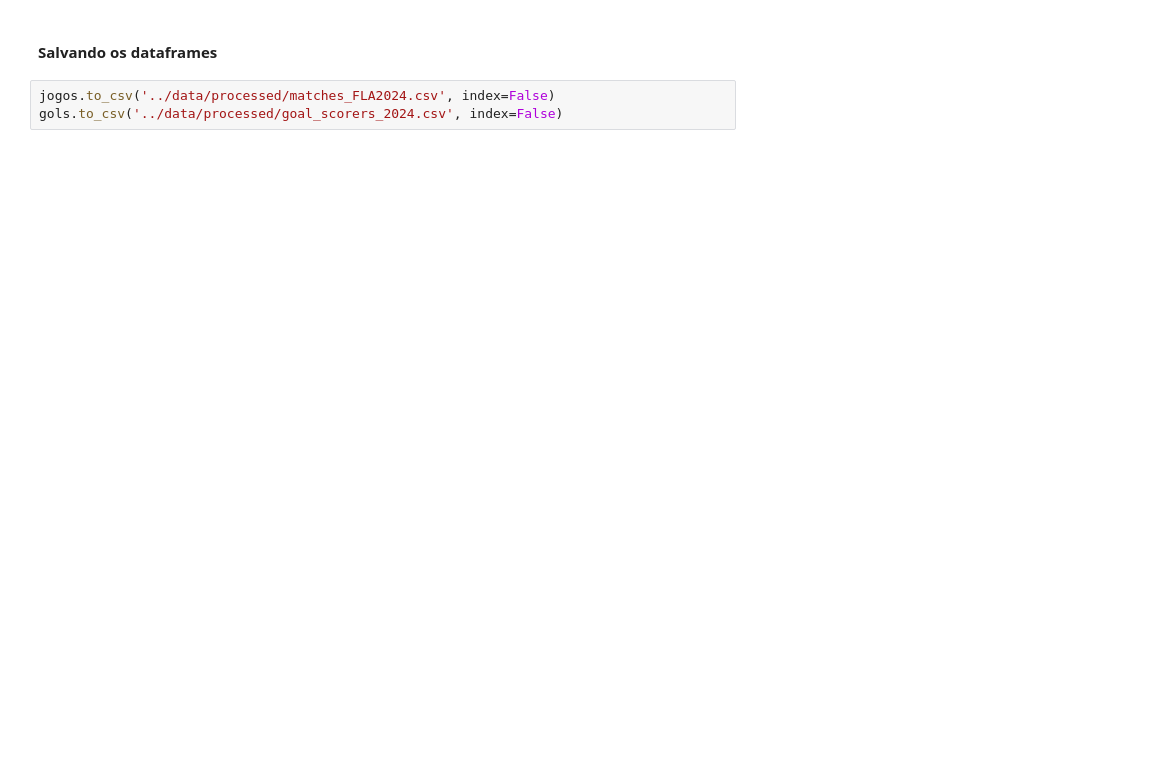
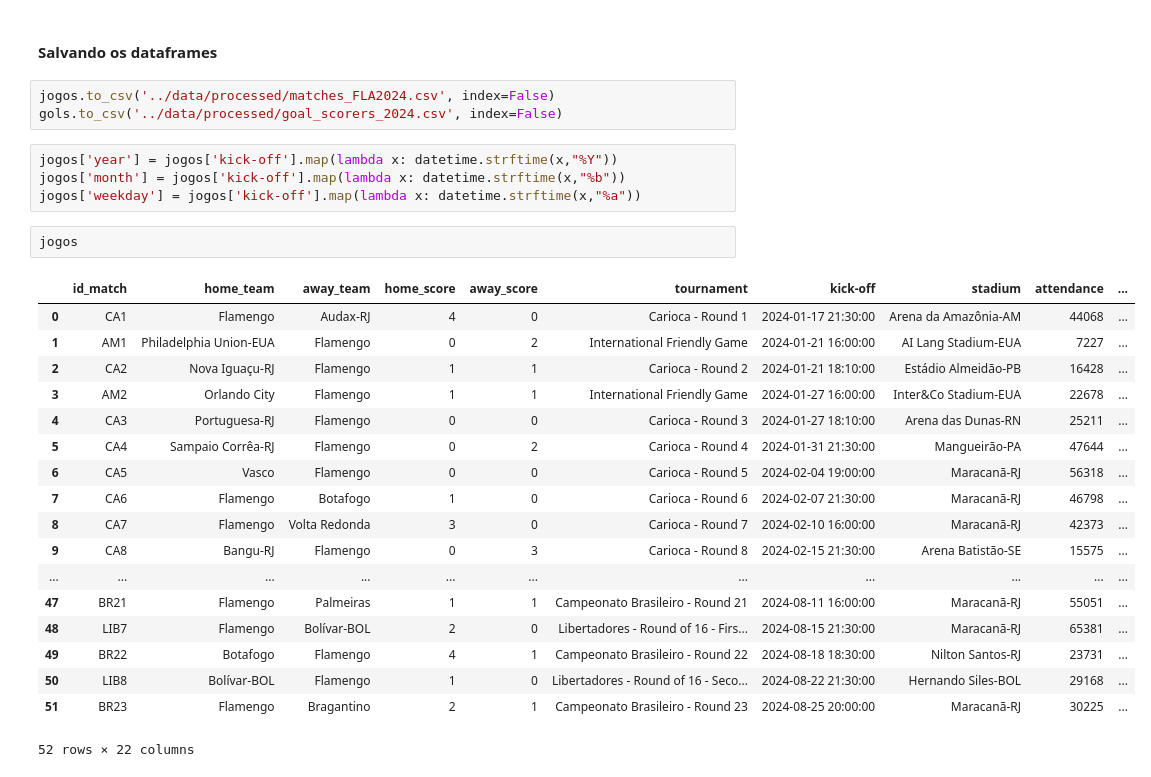
Before and after one commit to williamjouse/jogos-Flamengo-2024, a Jupyter notebook: notebooks/01-Data-wrangling.ipynb, the cells around one changed output. Cells and saved outputs as stored; diff of their text form; blank space fills up the shorter version.

```diff
--- a/notebooks/01-Data-wrangling.ipynb
+++ b/notebooks/01-Data-wrangling.ipynb
@@ -152,3 +153,28 @@ jogos
 # %%
 jogos.to_csv('../data/processed/matches_FLA2024.csv', index=False)
 gols.to_csv('../data/processed/goal_scorers_2024.csv', index=False)
+# %%
+jogos['year'] = jogos['kick-off'].map(lambda x: datetime.strftime(x,"%Y"))
+jogos['month'] = jogos['kick-off'].map(lambda x: datetime.strftime(x,"%b"))
+jogos['weekday'] = jogos['kick-off'].map(lambda x: datetime.strftime(x,"%a"))
+# %%
+jogos
+# %% [output]
+|  | id_match | home_team | away_team | home_score | away_score | tournament | kick-off | stadium | attendance | ... |
+| 0 | CA1 | Flamengo | Audax-RJ | 4 | 0 | Carioca - Round 1 | 2024-01-17 21:30:00 | Arena da Amazônia-AM | 44068 | ... |
+| 1 | AM1 | Philadelphia Union-EUA | Flamengo | 0 | 2 | International Friendly Game | 2024-01-21 16:00:00 | AI Lang Stadium-EUA | 7227 | ... |
+| 2 | CA2 | Nova Iguaçu-RJ | Flamengo | 1 | 1 | Carioca - Round 2 | 2024-01-21 18:10:00 | Estádio Almeidão-PB | 16428 | ... |
+| 3 | AM2 | Orlando City | Flamengo | 1 | 1 | International Friendly Game | 2024-01-27 16:00:00 | Inter&Co Stadium-EUA | 22678 | ... |
+| 4 | CA3 | Portuguesa-RJ | Flamengo | 0 | 0 | Carioca - Round 3 | 2024-01-27 18:10:00 | Arena das Dunas-RN | 25211 | ... |
+| 5 | CA4 | Sampaio Corrêa-RJ | Flamengo | 0 | 2 | Carioca - Round 4 | 2024-01-31 21:30:00 | Mangueirão-PA | 47644 | ... |
+| 6 | CA5 | Vasco | Flamengo | 0 | 0 | Carioca - Round 5 | 2024-02-04 19:00:00 | Maracanã-RJ | 56318 | ... |
+| 7 | CA6 | Flamengo | Botafogo | 1 | 0 | Carioca - Round 6 | 2024-02-07 21:30:00 | Maracanã-RJ | 46798 | ... |
+| 8 | CA7 | Flamengo | Volta Redonda | 3 | 0 | Carioca - Round 7 | 2024-02-10 16:00:00 | Maracanã-RJ | 42373 | ... |
+| 9 | CA8 | Bangu-RJ | Flamengo | 0 | 3 | Carioca - Round 8 | 2024-02-15 21:30:00 | Arena Batistão-SE | 15575 | ... |
+| ... | ... | ... | ... | ... | ... | ... | ... | ... | ... | ... |
+| 47 | BR21 | Flamengo | Palmeiras | 1 | 1 | Campeonato Brasileiro - Round 21 | 2024-08-11 16:00:00 | Maracanã-RJ | 55051 | ... |
+| 48 | LIB7 | Flamengo | Bolívar-BOL | 2 | 0 | Libertadores - Round of 16 - Firs... | 2024-08-15 21:30:00 | Maracanã-RJ | 65381 | ... |
+| 49 | BR22 | Botafogo | Flamengo | 4 | 1 | Campeonato Brasileiro - Round 22 | 2024-08-18 18:30:00 | Nilton Santos-RJ | 23731 | ... |
+| 50 | LIB8 | Bolívar-BOL | Flamengo | 1 | 0 | Libertadores - Round of 16 - Seco... | 2024-08-22 21:30:00 | Hernando Siles-BOL | 29168 | ... |
+| 51 | BR23 | Flamengo | Bragantino | 2 | 1 | Campeonato Brasileiro - Round 23 | 2024-08-25 20:00:00 | Maracanã-RJ | 30225 | ... |
+52 rows × 22 columns
```
Also changed, not shown: parts of 4 cells of this notebook, 13 other files.
